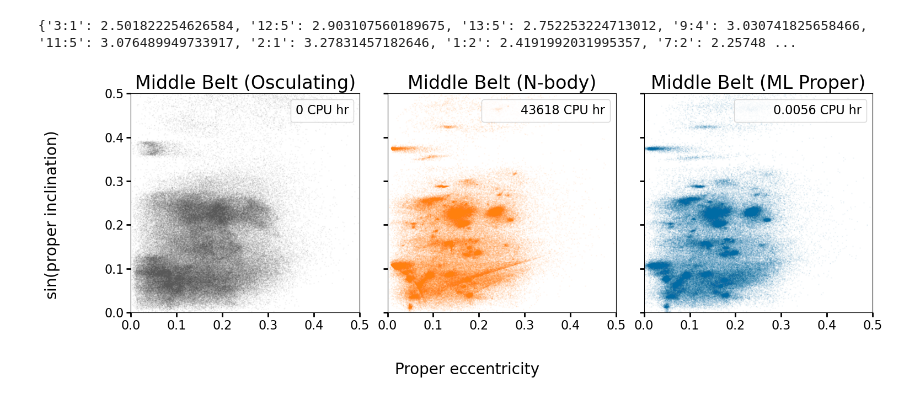
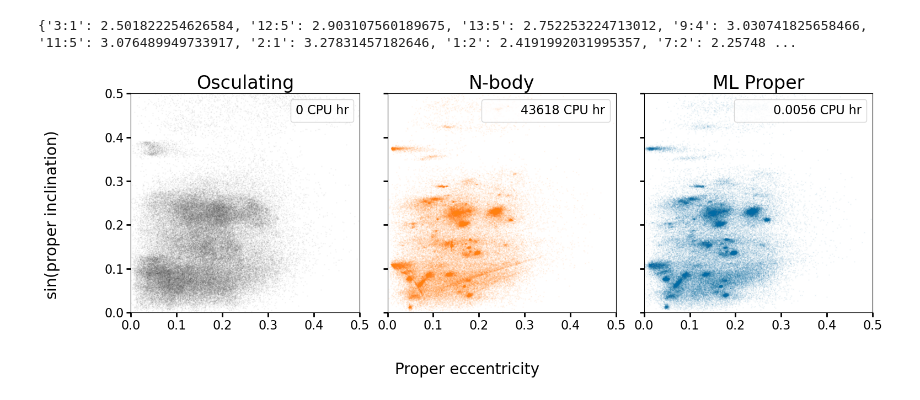
Before and after one commit to YangShen31/proper_elements_prediction, a Jupyter notebook: 3_evaluate_models.ipynb, the cells around one changed output. Saved outputs shown, nothing was run; the diff lists cells and outputs as text; code cells hidden in the pictures.

```diff
--- a/3_evaluate_models.ipynb
+++ b/3_evaluate_models.ipynb
@@ -398,39 +398,39 @@ ax[0].scatter(
     middle_belt["e"], np.sin(middle_belt["Incl."] * np.pi / 180),
     s=0.5, alpha=0.05, color=colors[3], rasterized=True, label=cpu_hours["Osculating"]
 )
-ax[0].set_title("Middle Belt (Osculating)")
+ax[0].set_title("Osculating")
 ax[0].legend(
     loc="upper right",
     frameon=True,
     handlelength=0,
     handletextpad=0)
 
 ax[1].scatter(
     middle_belt["prope"], middle_belt["propsini"],
     s=0.5, alpha=0.05, color=colors[1], rasterized=True, label=cpu_hours["N-body"]
 )
-ax[1].set_title("Middle Belt (N-body)")
+ax[1].set_title("N-body")
 ax[1].legend()
 
 ax[2].scatter(
     middle_belt["pred_e"], middle_belt["pred_sini"],
     s=0.5, alpha=0.05, color=colors[0], rasterized=True, label=cpu_hours["ML Proper"]
 )
-ax[2].set_title("Middle Belt (ML Proper)")
+ax[2].set_title("ML Proper")
 ax[2].legend()
 
 for axis in ax:
     axis.set_xlim(0, 0.5)
     axis.set_ylim(0, 0.5)
 
 fig.supxlabel("Proper eccentricity", fontsize = 20)
 fig.supylabel(r"$\sin(\mathrm{proper\ inclination})$", fontsize = 20)
 
 plt.tight_layout(rect=[0.05, 0.05, 0.98, 0.95])
 plt.savefig("./plots/comparison_in_diff_regions.pdf")
 plt.show()
 # %% [output]
-[figure, old version]
+[figure, new version]
 # %%
 len(middle_belt)
 # %% [output]
```
Also changed, not shown: parts of 9 cells of this notebook, 10 other files.
